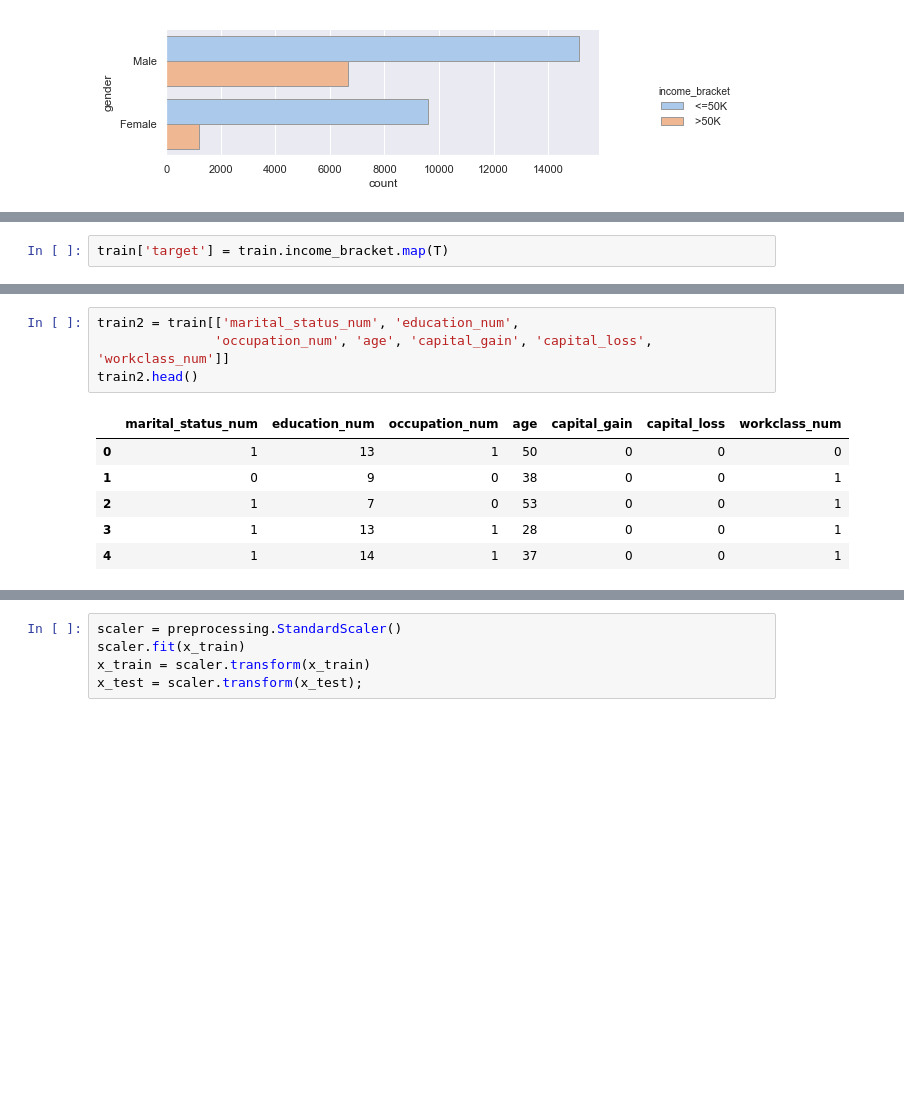
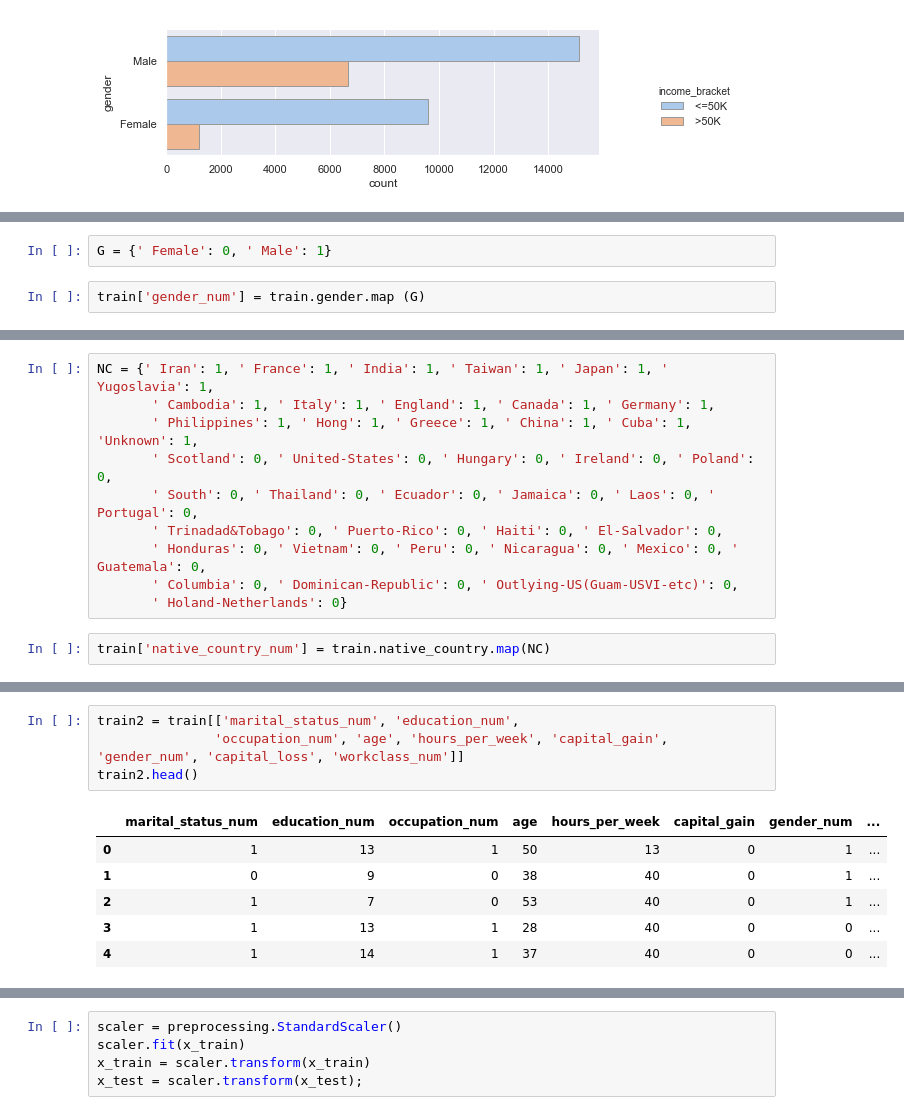
Before and after one commit to volchugin/US-census, a Jupyter notebook: Develop/2019-04-01_US-census_Data_exploration_DV.ipynb, the cells around one changed output, grey strips where cells are left out. Saved outputs shown, nothing was run; the diff lists cells and outputs as text; blank space fills up the shorter version.

```diff
--- a/Develop/2019-04-01_US-census_Data_exploration_DV.ipynb
+++ b/Develop/2019-04-01_US-census_Data_exploration_DV.ipynb
@@ -194,2 +252,4 @@ T = {' >50K': 1, ' <=50K': 0}
+# %%
+G = {' Female': 0, ' Male': 1}
 # %%
-train['target'] = train.income_bracket.map(T)
+train['gender_num'] = train.gender.map (G)
@@ -196,2 +277,14 @@ train['target'] = train.income_bracket.map(T)
+# %%
+NC = {' Iran': 1, ' France': 1, ' India': 1, ' Taiwan': 1, ' Japan': 1, ' Yugoslavia': 1,
+       ' Cambodia': 1, ' Italy': 1, ' England': 1, ' Canada': 1, ' Germany': 1,
+       ' Philippines': 1, ' Hong': 1, ' Greece': 1, ' China': 1, ' Cuba': 1, 'Unknown': 1,
+       ' Scotland': 0, ' United-States': 0, ' Hungary': 0, ' Ireland': 0, ' Poland': 0,
+       ' South': 0, ' Thailand': 0, ' Ecuador': 0, ' Jamaica': 0, ' Laos': 0, ' Portugal': 0,
+       ' Trinadad&Tobago': 0, ' Puerto-Rico': 0, ' Haiti': 0, ' El-Salvador': 0,
+       ' Honduras': 0, ' Vietnam': 0, ' Peru': 0, ' Nicaragua': 0, ' Mexico': 0, ' Guatemala': 0,
+       ' Columbia': 0, ' Dominican-Republic': 0, ' Outlying-US(Guam-USVI-etc)': 0,
+       ' Holand-Netherlands': 0}
+# %%
+train['native_country_num'] = train.native_country.map(NC)
 # %%
 corrmatrix = train.corr(method='pearson')
@@ -215,15 +308,15 @@ fnlwgt               -0.009481
 Name: target, dtype: float64
 # %%
 train2 = train[['marital_status_num', 'education_num',
-               'occupation_num', 'age', 'capital_gain', 'capital_loss', 'workclass_num']]
+               'occupation_num', 'age', 'hours_per_week', 'capital_gain', 'gender_num', 'capital_loss', 'workclass_num']]
 train2.head()
 # %% [output]
-|  | marital_status_num | education_num | occupation_num | age | capital_gain | capital_loss | workclass_num |
-| 0 | 1 | 13 | 1 | 50 | 0 | 0 | 0 |
-| 1 | 0 | 9 | 0 | 38 | 0 | 0 | 1 |
-| 2 | 1 | 7 | 0 | 53 | 0 | 0 | 1 |
-| 3 | 1 | 13 | 1 | 28 | 0 | 0 | 1 |
-| 4 | 1 | 14 | 1 | 37 | 0 | 0 | 1 |
+|  | marital_status_num | education_num | occupation_num | age | hours_per_week | capital_gain | gender_num | ... |
+| 0 | 1 | 13 | 1 | 50 | 13 | 0 | 1 | ... |
+| 1 | 0 | 9 | 0 | 38 | 40 | 0 | 1 | ... |
+| 2 | 1 | 7 | 0 | 53 | 40 | 0 | 1 | ... |
+| 3 | 1 | 13 | 1 | 28 | 40 | 0 | 0 | ... |
+| 4 | 1 | 14 | 1 | 37 | 40 | 0 | 0 | ... |
 # %%
 x_train, x_test, y_train, y_test = train_test_split(train2, train['target'], random_state=60, test_size=0.2)
 (x_train.shape, x_test.shape)
```
Also changed, not shown: parts of 45 cells of this notebook, 1 other file.
